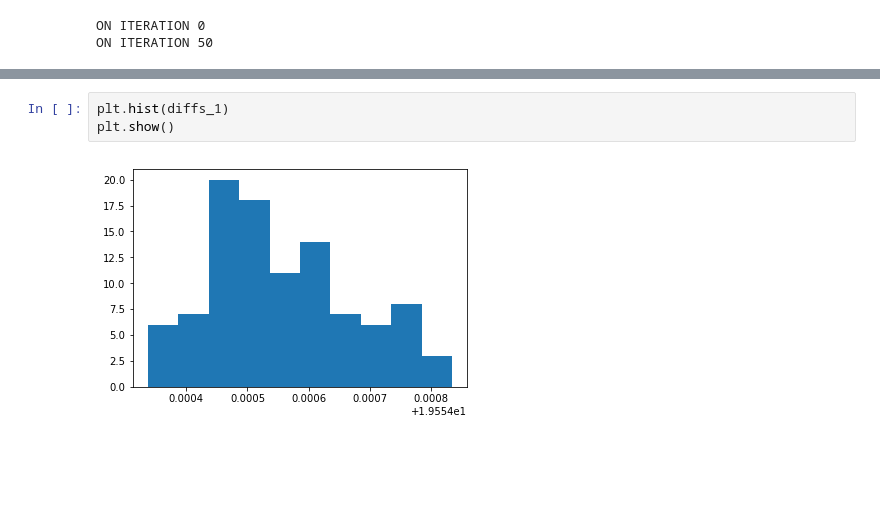
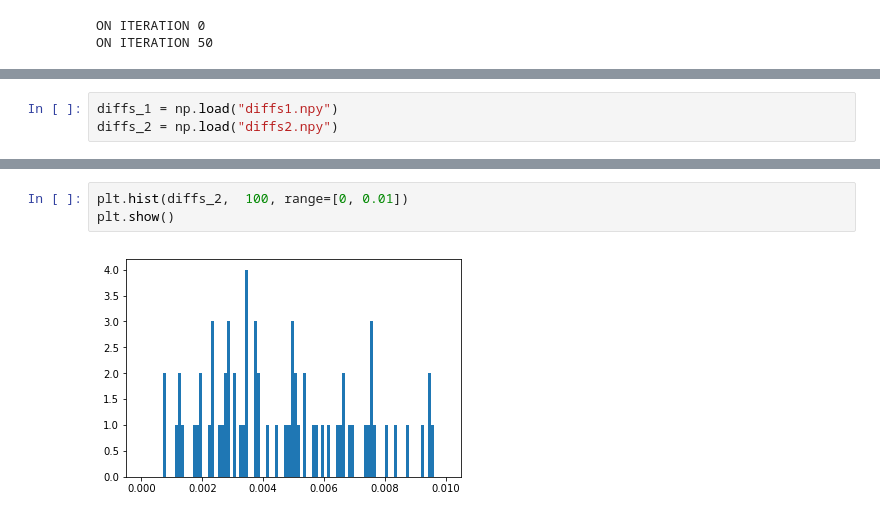
Before and after one commit to kushaltirumala/outlier_kplr, a Jupyter notebook: DMDT_generation.ipynb, the cells around one changed output, grey strips where cells are left out. Saved outputs shown, nothing was run; the diff lists cells and outputs as text; blank space fills up the shorter version.

```diff
--- a/DMDT_generation.ipynb
+++ b/DMDT_generation.ipynb
@@ -150,0 +217,3 @@ ON ITERATION 50
+# %%
+diffs_1 = np.load("diffs1.npy")
+diffs_2 = np.load("diffs2.npy")
@@ -151,5 +243,5 @@ ON ITERATION 50
 # %%
-plt.hist(diffs_1)
+plt.hist(diffs_2,  100, range=[0, 0.01])
 plt.show()
 # %% [output]
-[figure, old version]
+[figure, new version]
```
Also changed, not shown: parts of 17 cells of this notebook, 1 other file.
